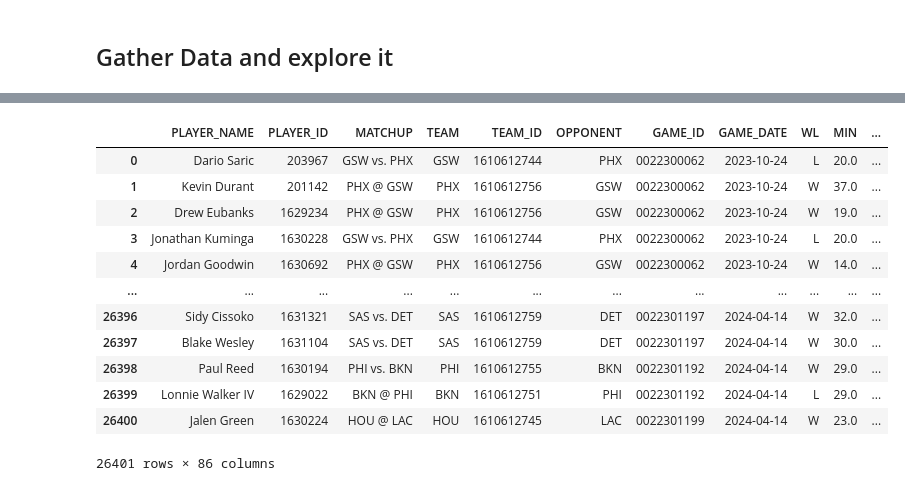
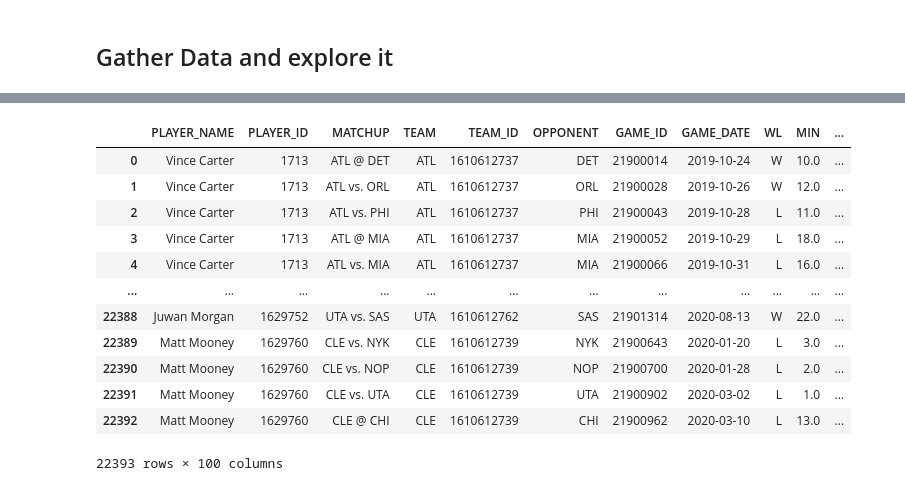
Before and after one commit to spon7ge/HoopsVista, a Jupyter notebook: PrizePicks/PlayerFunctions/TESTING.ipynb, the cells around one changed output, grey strips where cells are left out. Cells and saved outputs as stored; diff of their text form; code cells hidden in the pictures.

```diff
--- a/PrizePicks/PlayerFunctions/TESTING.ipynb
+++ b/PrizePicks/PlayerFunctions/TESTING.ipynb
@@ -31,10 +30,11 @@ Index(['PLAYER_NAME', 'PLAYER_ID', 'MATCHUP', 'TEAM', 'TEAM_ID', 'OPPONENT',
        'REB+AST_LAST_5', 'STL+BLK_LAST_5'],
       dtype='object')
 # %%
-team_data = get_teams_gamelogs(season='2022-23')
+team_data = get_teams_gamelogs(season='2019-20')
 team_data = add_opponent_stats(team_data)
 team_data = add_team_off_rating(team_data)
 team_data = add_pace_stats(team_data)
+team_data['OPP_TEAM_ID'] = team_data['OPP_TEAM_ID'].astype(int)
 team_data.head()
 # %% [output]
 Processing team 1/30: Atlanta Hawks
@@ -69,6 +69,6 @@ Data saved to /Applications/Documents/PredictorProject/playerPredictor/PrizePick
 # %%
-player_data = fetch_and_process_player_stats(season='2022-23')
-adv_data = fetch_advanced_stats_for_player_games(player_data)
+player_data = fetch_and_process_player_stats(season='2019-20')
+adv_data = add_advanced_stats_for_player_games(player_data)
 player_data = merge_player_stats_with_advanced_data(player_data,adv_data)
 player_data.head()
 # %% [output]
@@ -110,43 +115,45 @@ MergeError: Passing 'suffixes' which cause duplicate columns {'TEAM_BLK_x', 'TEA
 # %%
-player_PER(player_data)
-add_home_away_indicator(player_data)
-calculate_days_of_rest(player_data)
+# player_PER(player_data)
+# add_home_away_indicator(player_data)
+# calculate_days_of_rest(player_data)
 # add_back_to_back(player_data)
-# player_data = add_player_home_avg(player_data,'PTS')
-# player_data = add_player_home_avg(player_data,'REB')
-# player_data = add_player_home_avg(player_data,'AST')
-# player_data = add_player_home_avg(player_data,'STL')
-# player_data = add_player_home_avg(player_data,'BLK')
-# player_data = player_home_avg(player_data,['PTS','AST'])
-# player_data = player_home_avg(player_data,['PTS','AST','REB'])
-# player_data = player_home_avg(player_data,['AST','REB'])
-# player_data = player_home_avg(player_data,['PTS','REB'])
-# # player_data = player_home_avg(player_data,['STL','BLK'])
-# player_data = add_player_away_avg(player_data,'PTS')
-# player_data = add_player_away_avg(player_data,'REB')
-# player_data = add_player_away_avg(player_data,'AST')
-# player_data = add_player_away_avg(player_data,'STL')
-# player_data = add_player_away_avg(player_data,'BLK')
-# player_data = player_away_avg(player_data,['PTS','AST'])
-# player_data = player_away_avg(player_data,['PTS','AST','REB'])
-# player_data = player_away_avg(player_data,['AST','REB'])
-# player_data = player_away_avg(player_data,['PTS','REB'])
-# # player_data = player_away_avg(player_data,['STL','BLK'])
+# player_data = add_player_home_avg(player_data,['PTS'])
+player_data = add_player_home_avg(player_data,['REB'])
+player_data = add_player_home_avg(player_data,['AST'])
+player_data = add_player_home_avg(player_data,['STL'])
+player_data = add_player_home_avg(player_data,['BLK'])
+player_data = add_player_home_avg(player_data,['PTS','AST'])
+player_data = add_player_home_avg(player_data,['PTS','AST','REB'])
+player_data = add_player_home_avg(player_data,['AST','REB'])
+player_data = add_player_home_avg(player_data,['PTS','REB'])
+player_data = add_player_home_avg(player_data,['STL','BLK'])
+
+
+player_data = add_player_away_avg(player_data,['PTS'])
+player_data = add_player_away_avg(player_data,['REB'])
+player_data = add_player_away_avg(player_data,['AST'])
+player_data = add_player_away_avg(player_data,['STL'])
+player_data = add_player_away_avg(player_data,['BLK'])
+player_data = add_player_away_avg(player_data,['PTS','AST'])
+player_data = add_player_away_avg(player_data,['PTS','AST','REB'])
+player_data = add_player_away_avg(player_data,['AST','REB'])
+player_data = add_player_away_avg(player_data,['PTS','REB'])
+player_data = add_player_away_avg(player_data,['STL','BLK'])
 player_data
 # %% [output]
 |  | PLAYER_NAME | PLAYER_ID | MATCHUP | TEAM | TEAM_ID | OPPONENT | GAME_ID | GAME_DATE | WL | MIN | ... |
-| 0 | Dario Saric | 203967 | GSW vs. PHX | GSW | 1610612744 | PHX | 0022300062 | 2023-10-24 | L | 20.0 | ... |
-| 1 | Kevin Durant | 201142 | PHX @ GSW | PHX | 1610612756 | GSW | 0022300062 | 2023-10-24 | W | 37.0 | ... |
-| 2 | Drew Eubanks | 1629234 | PHX @ GSW | PHX | 1610612756 | GSW | 0022300062 | 2023-10-24 | W | 19.0 | ... |
-| 3 | Jonathan Kuminga | 1630228 | GSW vs. PHX | GSW | 1610612744 | PHX | 0022300062 | 2023-10-24 | L | 20.0 | ... |
-| 4 | Jordan Goodwin | 1630692 | PHX @ GSW | PHX | 1610612756 | GSW | 0022300062 | 2023-10-24 | W | 14.0 | ... |
+| 0 | Vince Carter | 1713 | ATL @ DET | ATL | 1610612737 | DET | 21900014 | 2019-10-24 | W | 10.0 | ... |
+| 1 | Vince Carter | 1713 | ATL vs. ORL | ATL | 1610612737 | ORL | 21900028 | 2019-10-26 | W | 12.0 | ... |
+| 2 | Vince Carter | 1713 | ATL vs. PHI | ATL | 1610612737 | PHI | 21900043 | 2019-10-28 | L | 11.0 | ... |
+| 3 | Vince Carter | 1713 | ATL @ MIA | ATL | 1610612737 | MIA | 21900052 | 2019-10-29 | L | 18.0 | ... |
+| 4 | Vince Carter | 1713 | ATL vs. MIA | ATL | 1610612737 | MIA | 21900066 | 2019-10-31 | L | 16.0 | ... |
 | ... | ... | ... | ... | ... | ... | ... | ... | ... | ... | ... | ... |
-| 26396 | Sidy Cissoko | 1631321 | SAS vs. DET | SAS | 1610612759 | DET | 0022301197 | 2024-04-14 | W | 32.0 | ... |
-| 26397 | Blake Wesley | 1631104 | SAS vs. DET | SAS | 1610612759 | DET | 0022301197 | 2024-04-14 | W | 30.0 | ... |
-| 26398 | Paul Reed | 1630194 | PHI vs. BKN | PHI | 1610612755 | BKN | 0022301192 | 2024-04-14 | W | 29.0 | ... |
-| 26399 | Lonnie Walker IV | 1629022 | BKN @ PHI | BKN | 1610612751 | PHI | 0022301192 | 2024-04-14 | L | 29.0 | ... |
-| 26400 | Jalen Green | 1630224 | HOU @ LAC | HOU | 1610612745 | LAC | 0022301199 | 2024-04-14 | W | 23.0 | ... |
+| 22388 | Juwan Morgan | 1629752 | UTA vs. SAS | UTA | 1610612762 | SAS | 21901314 | 2020-08-13 | W | 22.0 | ... |
+| 22389 | Matt Mooney | 1629760 | CLE vs. NYK | CLE | 1610612739 | NYK | 21900643 | 2020-01-20 | L | 3.0 | ... |
+| 22390 | Matt Mooney | 1629760 | CLE vs. NOP | CLE | 1610612739 | NOP | 21900700 | 2020-01-28 | L | 2.0 | ... |
+| 22391 | Matt Mooney | 1629760 | CLE vs. UTA | CLE | 1610612739 | UTA | 21900902 | 2020-03-02 | L | 1.0 | ... |
+| 22392 | Matt Mooney | 1629760 | CLE @ CHI | CLE | 1610612739 | CHI | 21900962 | 2020-03-10 | L | 13.0 | ... |
-26401 rows × 86 columns
+22393 rows × 100 columns
 # %%
 add_usg_pct_last_5(player_data)
 add_usg_drtg_interaction(player_data)
```
Also changed, not shown: parts of 15 cells of this notebook, 2 other files.
